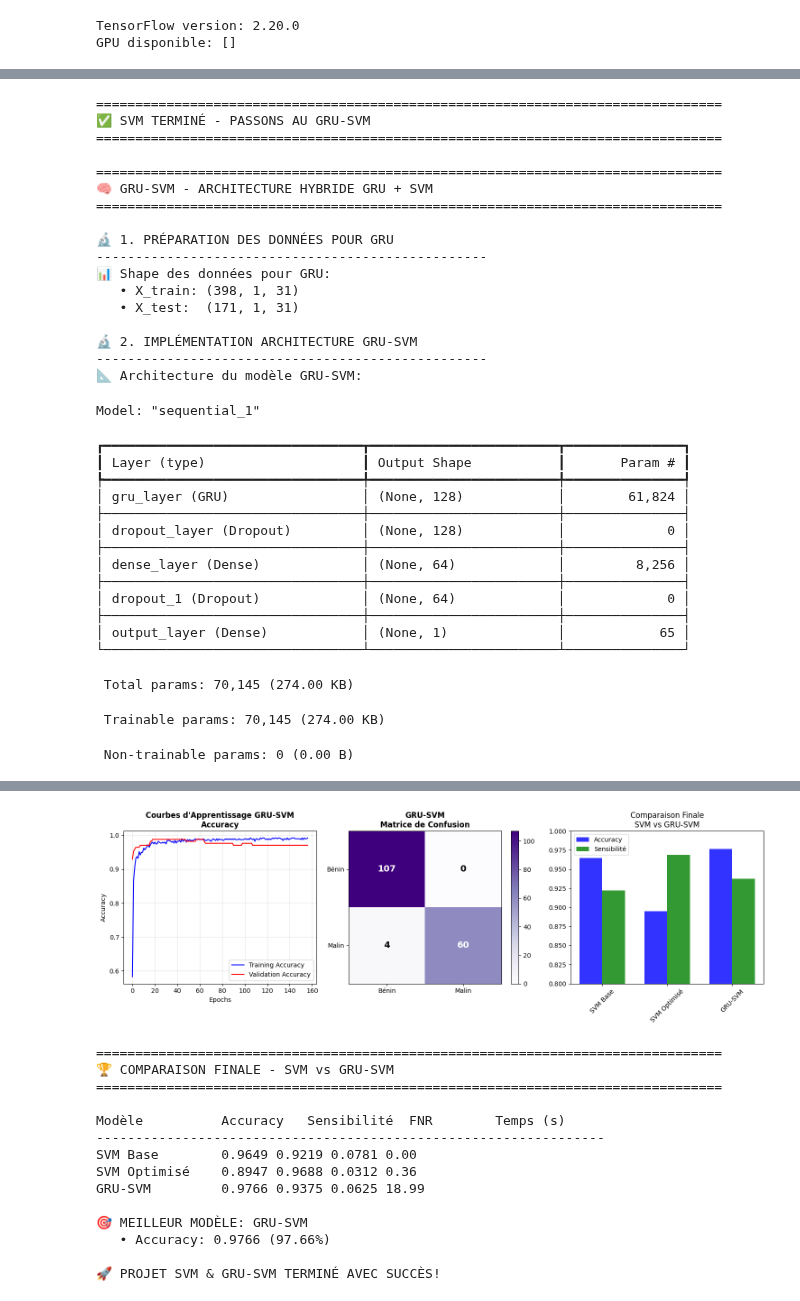
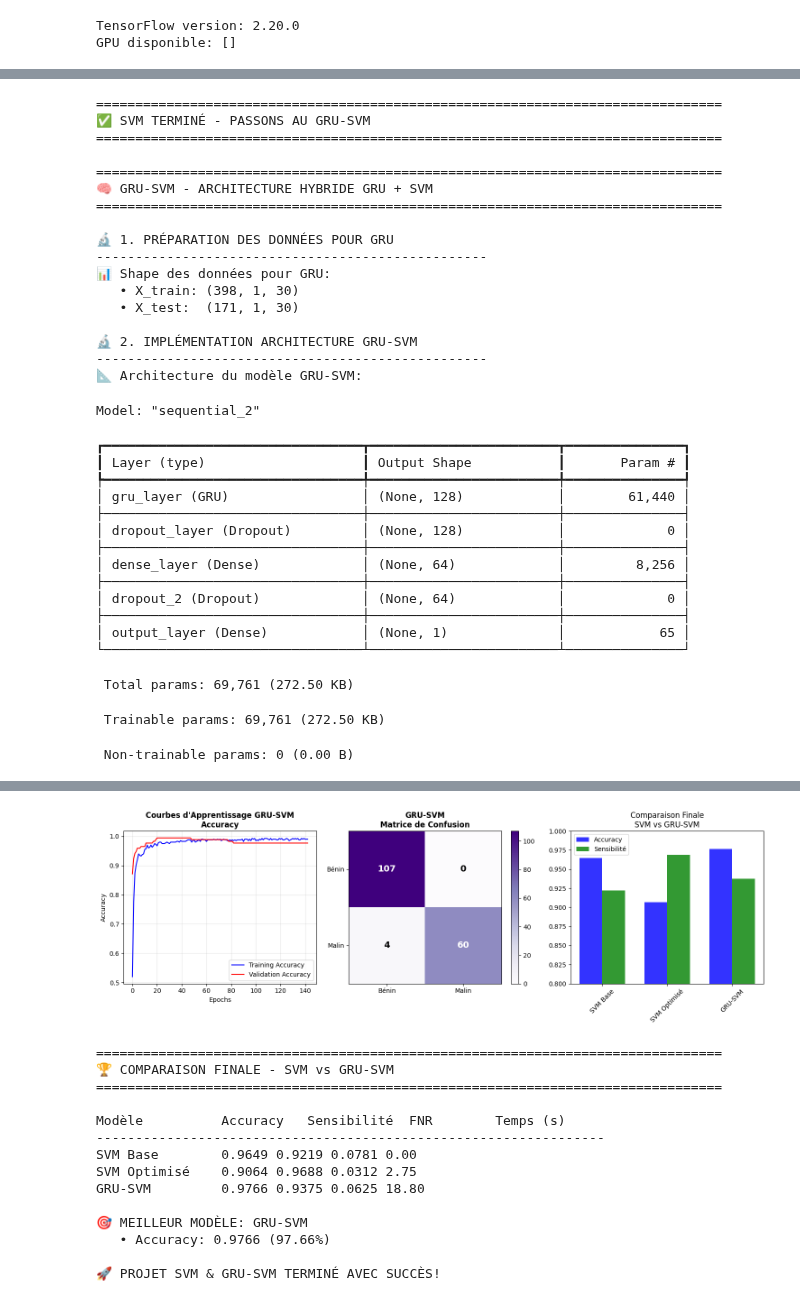
Before and after one commit to yasmineCH03/Breast_Cancer_Detection_ML_Project, a Jupyter notebook: Notebooks/Modeling/DSO1_Tumor_Classification/GRU_SVM_Model_Version2.ipynb, the cells around one changed output, grey strips where cells are left out. Cells and saved outputs as stored; diff of their text form; code cells hidden in the pictures.

```diff
--- a/Notebooks/Modeling/DSO1_Tumor_Classification/GRU_SVM_Model_Version2.ipynb
+++ b/Notebooks/Modeling/DSO1_Tumor_Classification/GRU_SVM_Model_Version2.ipynb
@@ -56,8 +56,8 @@ import tensorflow as tf
 # 1) Chargement et prétraitement des données
 data = pd.read_csv("C:/Users/USER/Desktop/Breast_Cancer_Detection_ML_Project/data/row/data.csv")
 
-df = data.drop(columns=["Unnamed: 32"])
-df = data.drop(columns=["id"])
+df = data.drop(columns=["Unnamed: 32","id"])
+#df = data.drop(columns=["id"])
 # Encoder la cible (diagnosis : M=1, B=0)
 df["diagnosis"] = df["diagnosis"].map({"M": 1, "B": 0})
 
@@ -73,12 +73,12 @@ features = scaler.fit_transform(features)
 num_features = features.shape[1]
 
 # 4) Train-test split
-train_features, test_features, train_labels, test_labels = train_test_split(
+X_train, X_test, y_train, y_test = train_test_split(
     features, labels, test_size=0.3, stratify=labels, random_state=42
 )
 
-train_size = train_features.shape[0]
-test_size = test_features.shape[0]
+train_size = X_train.shape[0]
+test_size = X_test.shape[0]
 
 print(f"Taille des données d'entraînement: {train_size}")
 print(f"Taille des données de test: {test_size}")
@@ -106,35 +106,7 @@ from tensorflow.keras.regularizers import l2
 import tensorflow as tf
 import time
 
-# 1) Chargement et prétraitement des données
-data = pd.read_csv("C:/Users/USER/Desktop/Breast_Cancer_Detection_ML_Project/data/row/data.csv")
 
-df = data.drop(columns=["Unnamed: 32"])
-# Encoder la cible (diagnosis : M=1, B=0)
-df["diagnosis"] = df["diagnosis"].map({"M": 1, "B": 0})
-
-# 2) Extraction features & labels depuis la DataFrame df
-target_column = "diagnosis"
-features = df.drop(columns=[target_column]).values
-labels = df[target_column].values
-
-# 3) Standardisation
-scaler = StandardScaler()
-features = scaler.fit_transform(features)
-
-num_features = features.shape[1]
-
-# 4) Train-test split
-X_train, X_test, y_train, y_test = train_test_split(
-    features, labels, test_size=0.3, stratify=labels, random_state=42
-)
-
-train_size = X_train.shape[0]
-test_size = X_test.shape[0]
-
-print(f"Taille des données d'entraînement: {train_size}")
-print(f"Taille des données de test: {test_size}")
-print(f"Nombre de features: {num_features}")
 
 # =============================================================================
 # SVM - IMPLÉMENTATION ET OPTIMISATION
@@ -491,28 +463,28 @@ SVM - IMPLÉMENTATION ET OPTIMISATION
 🔬 1. PRÉPARATION DES DONNÉES POUR GRU
 --------------------------------------------------
 📊 Shape des données pour GRU:
-   • X_train: (398, 1, 31)
-   • X_test:  (171, 1, 31)
+   • X_train: (398, 1, 30)
+   • X_test:  (171, 1, 30)
 
 🔬 2. IMPLÉMENTATION ARCHITECTURE GRU-SVM
 --------------------------------------------------
 📐 Architecture du modèle GRU-SVM:
-Model: "sequential_1"
+Model: "sequential_2"
 ┏━━━━━━━━━━━━━━━━━━━━━━━━━━━━━━━━━┳━━━━━━━━━━━━━━━━━━━━━━━━┳━━━━━━━━━━━━━━━┓
 ┃ Layer (type)                    ┃ Output Shape           ┃       Param # ┃
 ┡━━━━━━━━━━━━━━━━━━━━━━━━━━━━━━━━━╇━━━━━━━━━━━━━━━━━━━━━━━━╇━━━━━━━━━━━━━━━┩
-│ gru_layer (GRU)                 │ (None, 128)            │        61,824 │
+│ gru_layer (GRU)                 │ (None, 128)            │        61,440 │
 ├─────────────────────────────────┼────────────────────────┼───────────────┤
 │ dropout_layer (Dropout)         │ (None, 128)            │             0 │
 ├─────────────────────────────────┼────────────────────────┼───────────────┤
 │ dense_layer (Dense)             │ (None, 64)             │         8,256 │
 ├─────────────────────────────────┼────────────────────────┼───────────────┤
-│ dropout_1 (Dropout)             │ (None, 64)             │             0 │
+│ dropout_2 (Dropout)             │ (None, 64)             │             0 │
 ├─────────────────────────────────┼────────────────────────┼───────────────┤
 │ output_layer (Dense)            │ (None, 1)              │            65 │
 └─────────────────────────────────┴────────────────────────┴───────────────┘
- Total params: 70,145 (274.00 KB)
+ Total params: 69,761 (272.50 KB)
- Trainable params: 70,145 (274.00 KB)
+ Trainable params: 69,761 (272.50 KB)
  Non-trainable params: 0 (0.00 B)
 🔬 3. ENTRAÎNEMENT GRU-SVM
 --------------------------------------------------
@@ -530,8 +502,8 @@ Epoch 5/300
    • Article:     93.75% (référence)
    • Sensibilité: 0.9375 (93.75%)
    • FNR:         0.0625 (6.25%)
    • Spécificité: 1.0000 (100.00%)
-[figure, old version]
+[figure, new version]
 ================================================================================
 🏆 COMPARAISON FINALE - SVM vs GRU-SVM
 ================================================================================
@@ -539,8 +511,8 @@ Epoch 5/300
 Modèle          Accuracy   Sensibilité  FNR        Temps (s)
 -----------------------------------------------------------------
 SVM Base        0.9649 0.9219 0.0781 0.00
-SVM Optimisé    0.8947 0.9688 0.0312 0.36
-GRU-SVM         0.9766 0.9375 0.0625 18.99
+SVM Optimisé    0.9064 0.9688 0.0312 2.75
+GRU-SVM         0.9766 0.9375 0.0625 18.80
 
 🎯 MEILLEUR MODÈLE: GRU-SVM
    • Accuracy: 0.9766 (97.66%)
```
Also changed, not shown: parts of 5 cells of this notebook, 1 other file.
